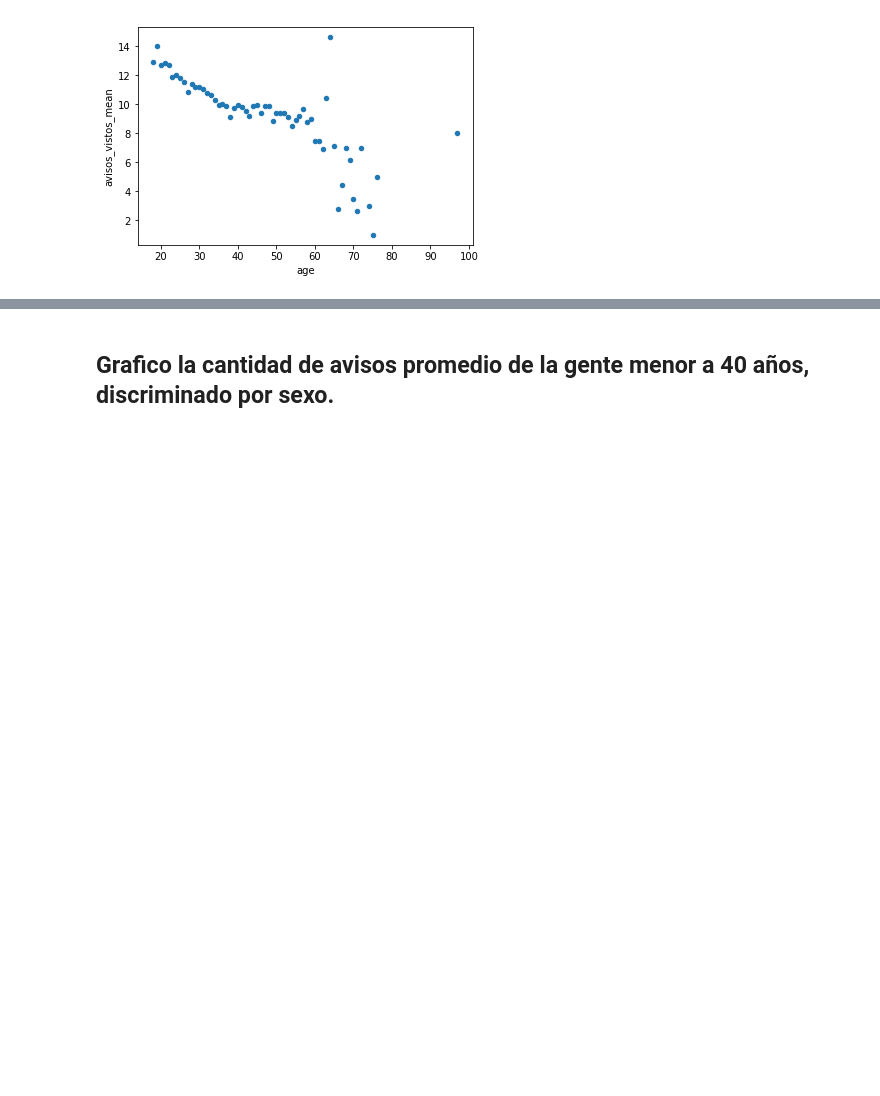
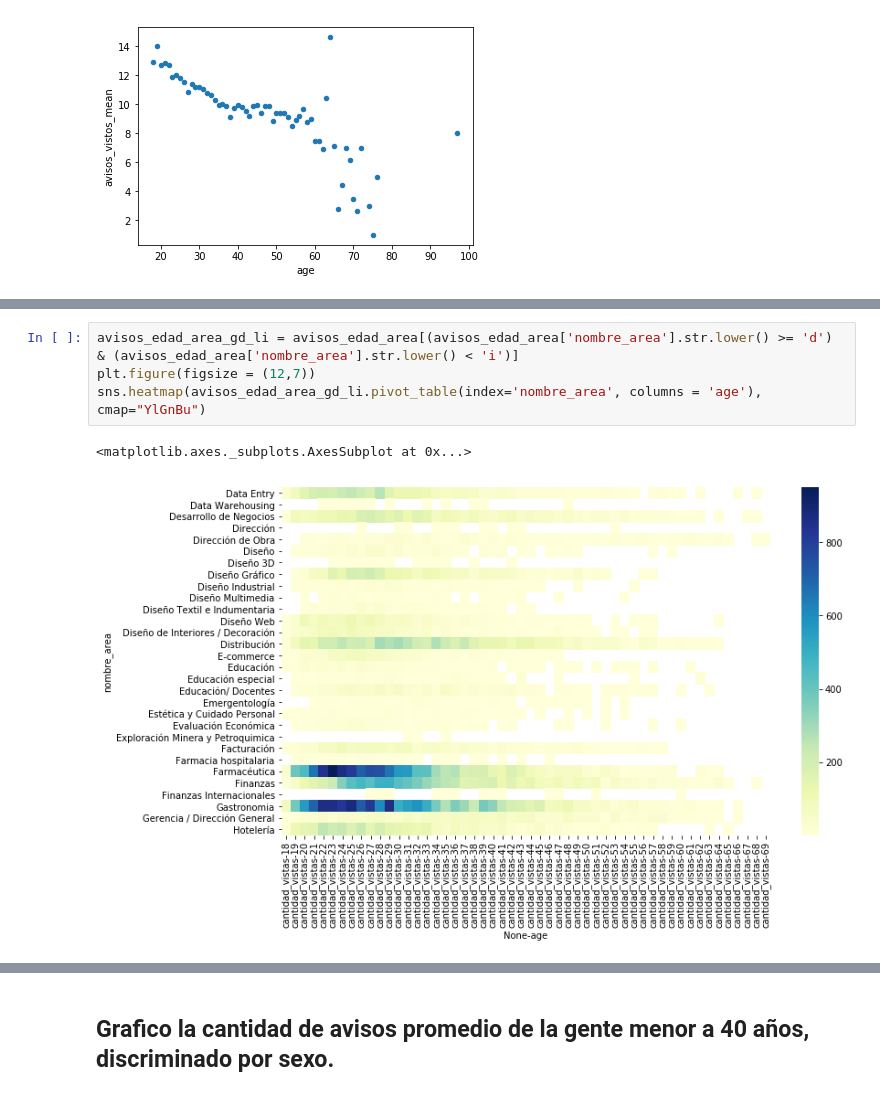
Before and after one commit to iloyarte/datos-tp, a Jupyter notebook: TP 1 - Analisis exploratorio - 2C.ipynb, the cells around one changed output, grey strips where cells are left out. Cells and saved outputs as stored; diff of their text form; blank space fills up the shorter version.

```diff
--- a/TP 1 - Analisis exploratorio - 2C.ipynb
+++ b/TP 1 - Analisis exploratorio - 2C.ipynb
@@ -28,0 +56,7 @@ postulantes_avisos_mean.plot.scatter('age','avisos_vistos_mean')
+# %%
+avisos_edad_area_gd_li = avisos_edad_area[(avisos_edad_area['nombre_area'].str.lower() >= 'd') & (avisos_edad_area['nombre_area'].str.lower() < 'i')]
+plt.figure(figsize = (12,7))
+sns.heatmap(avisos_edad_area_gd_li.pivot_table(index='nombre_area', columns = 'age'), cmap="YlGnBu")
+# %% [output]
+<matplotlib.axes._subplots.AxesSubplot at 0x...>
+[figure, added]
```
Also changed, not shown: parts of 27 cells of this notebook.
